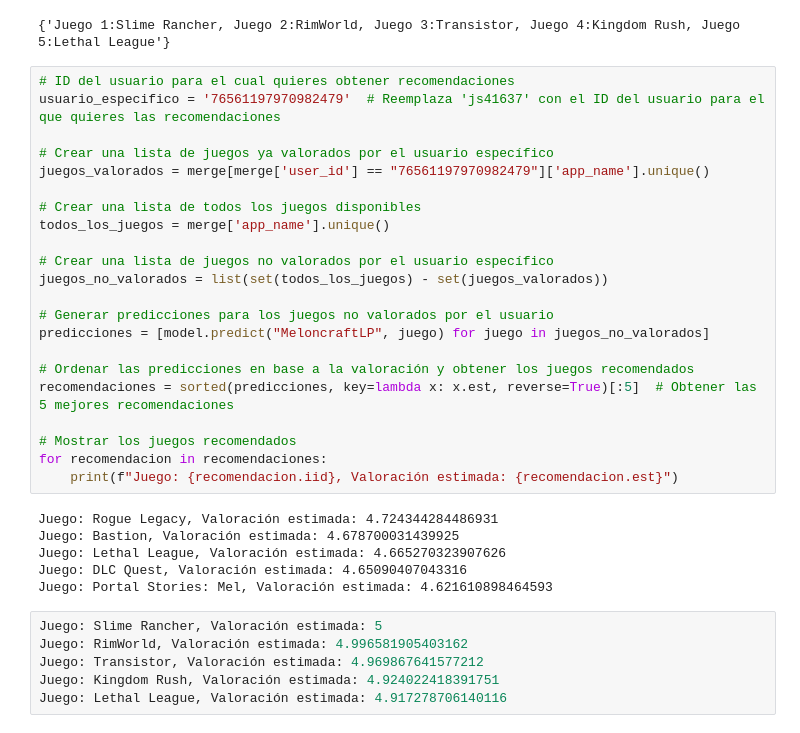
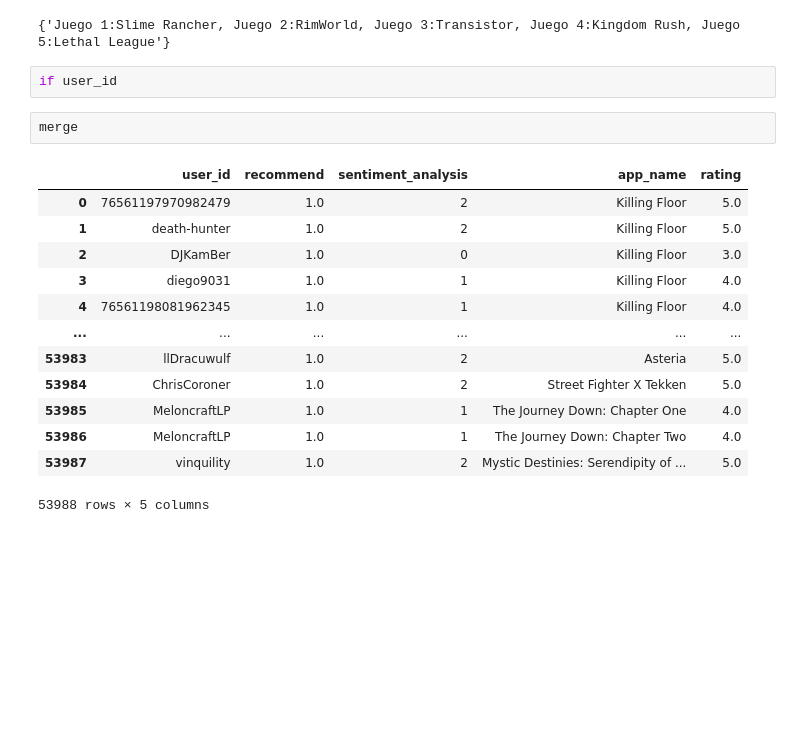
Before and after one commit to Marianoe155/Proyecto-Individual-ML_OPS, a Jupyter notebook: ML.ipynb, the cells around one changed output. Drawn from its saved outputs; the diff is of its cells as text; blank space fills up the shorter version.

```diff
--- a/ML.ipynb
+++ b/ML.ipynb
@@ -299,37 +303,21 @@ lista_juegos
 {f"Juego 1:{lista_juegos[0]}, Juego 2:{lista_juegos[1]}, Juego 3:{lista_juegos[2]}, Juego 4:{lista_juegos[3]}, Juego 5:{lista_juegos[4]}"}
 # %% [output]
 {'Juego 1:Slime Rancher, Juego 2:RimWorld, Juego 3:Transistor, Juego 4:Kingdom Rush, Juego 5:Lethal League'}
-# %%
-# ID del usuario para el cual quieres obtener recomendaciones
-usuario_especifico = '76561197970982479'  # Reemplaza 'js41637' con el ID del usuario para el que quieres las recomendaciones
-
-# Crear una lista de juegos ya valorados por el usuario específico
-juegos_valorados = merge[merge['user_id'] == "76561197970982479"]['app_name'].unique()
-
-# Crear una lista de todos los juegos disponibles
-todos_los_juegos = merge['app_name'].unique()
-
-# Crear una lista de juegos no valorados por el usuario específico
-juegos_no_valorados = list(set(todos_los_juegos) - set(juegos_valorados))
-
-# Generar predicciones para los juegos no valorados por el usuario
-predicciones = [model.predict("MeloncraftLP", juego) for juego in juegos_no_valorados]
-
-# Ordenar las predicciones en base a la valoración y obtener los juegos recomendados
-recomendaciones = sorted(predicciones, key=lambda x: x.est, reverse=True)[:5]  # Obtener las 5 mejores recomendaciones
-
-# Mostrar los juegos recomendados
-for recomendacion in recomendaciones:
-    print(f"Juego: {recomendacion.iid}, Valoración estimada: {recomendacion.est}")
-# %% [output]
-Juego: Rogue Legacy, Valoración estimada: 4.724344284486931
-Juego: Bastion, Valoración estimada: 4.678700031439925
-Juego: Lethal League, Valoración estimada: 4.665270323907626
-Juego: DLC Quest, Valoración estimada: 4.65090407043316
-Juego: Portal Stories: Mel, Valoración estimada: 4.621610898464593
-# %%
-Juego: Slime Rancher, Valoración estimada: 5
-Juego: RimWorld, Valoración estimada: 4.996581905403162
-Juego: Transistor, Valoración estimada: 4.969867641577212
-Juego: Kingdom Rush, Valoración estimada: 4.924022418391751
-Juego: Lethal League, Valoración estimada: 4.917278706140116
+# %%
+if user_id
+# %%
+merge
+# %% [output]
+|  | user_id | recommend | sentiment_analysis | app_name | rating |
+| 0 | 76561197970982479 | 1.0 | 2 | Killing Floor | 5.0 |
+| 1 | death-hunter | 1.0 | 2 | Killing Floor | 5.0 |
+| 2 | DJKamBer | 1.0 | 0 | Killing Floor | 3.0 |
+| 3 | diego9031 | 1.0 | 1 | Killing Floor | 4.0 |
+| 4 | 76561198081962345 | 1.0 | 1 | Killing Floor | 4.0 |
+| ... | ... | ... | ... | ... | ... |
+| 53983 | llDracuwulf | 1.0 | 2 | Asteria | 5.0 |
+| 53984 | ChrisCoroner | 1.0 | 2 | Street Fighter X Tekken | 5.0 |
+| 53985 | MeloncraftLP | 1.0 | 1 | The Journey Down: Chapter One | 4.0 |
+| 53986 | MeloncraftLP | 1.0 | 1 | The Journey Down: Chapter Two | 4.0 |
+| 53987 | vinquility | 1.0 | 2 | Mystic Destinies: Serendipity of ... | 5.0 |
+53988 rows × 5 columns
```
Also changed, not shown: parts of 2 cells of this notebook, 1 other file.
